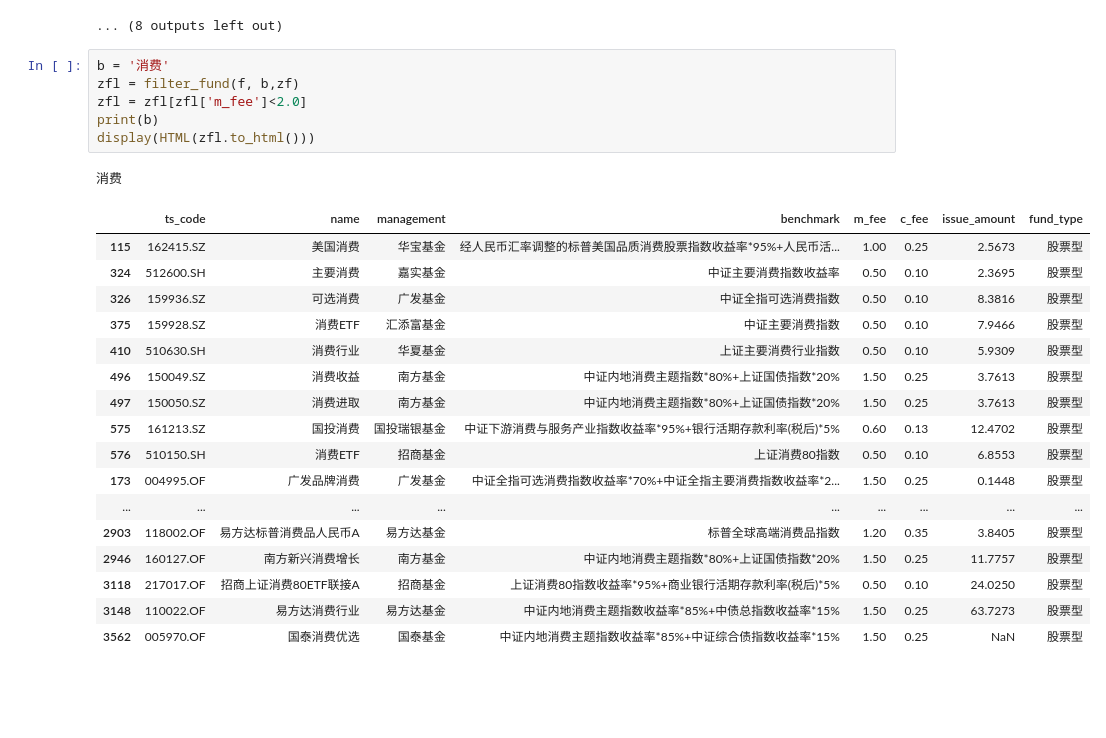
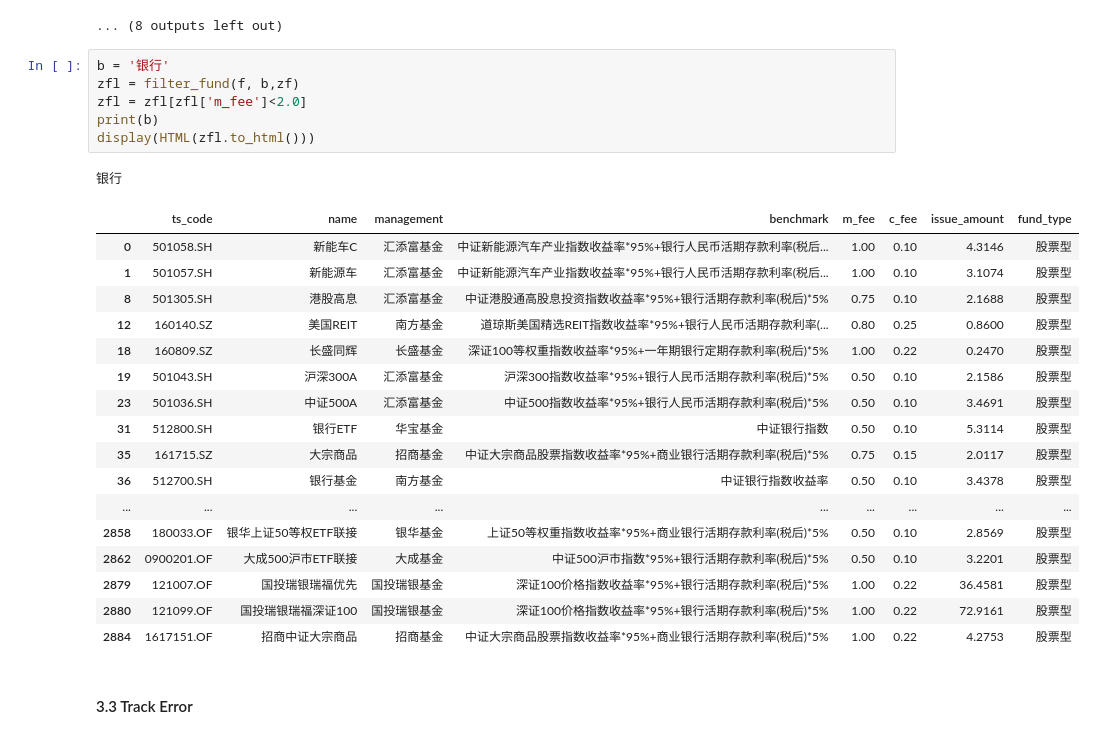
Before and after one commit to easy00000000/working_tencent_cloud, a Jupyter notebook: ETF/第三章 指数基金的选择.ipynb, the cells around one changed output. Drawn from its saved outputs; the diff is of its cells as text; blank space fills up the shorter version.

```diff
--- a/ETF/第三章 指数基金的选择.ipynb
+++ b/ETF/第三章 指数基金的选择.ipynb
@@ -94,27 +102,29 @@ for b in bs:
 | 2953 | 399011.OF | 中海医疗保健 | 中海基金 | 中证医药卫生指数收益率*80%+中证全债指数收益率*20% | 1.50 | 0.25 | 2.6723 | 股票型 |
 ... (8 outputs left out)
 # %%
-b = '消费'
+b = '银行'
 zfl = filter_fund(f, b,zf)
 zfl = zfl[zfl['m_fee']<2.0]
 print(b)
 display(HTML(zfl.to_html()))
 # %% [output]
-消费
+银行
 |  | ts_code | name | management | benchmark | m_fee | c_fee | issue_amount | fund_type |
-| 115 | 162415.SZ | 美国消费 | 华宝基金 | 经人民币汇率调整的标普美国品质消费股票指数收益率*95%+人民币活... | 1.00 | 0.25 | 2.5673 | 股票型 |
-| 324 | 512600.SH | 主要消费 | 嘉实基金 | 中证主要消费指数收益率 | 0.50 | 0.10 | 2.3695 | 股票型 |
-| 326 | 159936.SZ | 可选消费 | 广发基金 | 中证全指可选消费指数 | 0.50 | 0.10 | 8.3816 | 股票型 |
-| 375 | 159928.SZ | 消费ETF | 汇添富基金 | 中证主要消费指数 | 0.50 | 0.10 | 7.9466 | 股票型 |
-| 410 | 510630.SH | 消费行业 | 华夏基金 | 上证主要消费行业指数 | 0.50 | 0.10 | 5.9309 | 股票型 |
-| 496 | 150049.SZ | 消费收益 | 南方基金 | 中证内地消费主题指数*80%+上证国债指数*20% | 1.50 | 0.25 | 3.7613 | 股票型 |
-| 497 | 150050.SZ | 消费进取 | 南方基金 | 中证内地消费主题指数*80%+上证国债指数*20% | 1.50 | 0.25 | 3.7613 | 股票型 |
-| 575 | 161213.SZ | 国投消费 | 国投瑞银基金 | 中证下游消费与服务产业指数收益率*95%+银行活期存款利率(税后)*5% | 0.60 | 0.13 | 12.4702 | 股票型 |
-| 576 | 510150.SH | 消费ETF | 招商基金 | 上证消费80指数 | 0.50 | 0.10 | 6.8553 | 股票型 |
-| 173 | 004995.OF | 广发品牌消费 | 广发基金 | 中证全指可选消费指数收益率*70%+中证全指主要消费指数收益率*2... | 1.50 | 0.25 | 0.1448 | 股票型 |
+| 0 | 501058.SH | 新能车C | 汇添富基金 | 中证新能源汽车产业指数收益率*95%+银行人民币活期存款利率(税后... | 1.00 | 0.10 | 4.3146 | 股票型 |
+| 1 | 501057.SH | 新能源车 | 汇添富基金 | 中证新能源汽车产业指数收益率*95%+银行人民币活期存款利率(税后... | 1.00 | 0.10 | 3.1074 | 股票型 |
+| 8 | 501305.SH | 港股高息 | 汇添富基金 | 中证港股通高股息投资指数收益率*95%+银行活期存款利率(税后)*5% | 0.75 | 0.10 | 2.1688 | 股票型 |
+| 12 | 160140.SZ | 美国REIT | 南方基金 | 道琼斯美国精选REIT指数收益率*95%+银行人民币活期存款利率(... | 0.80 | 0.25 | 0.8600 | 股票型 |
+| 18 | 160809.SZ | 长盛同辉 | 长盛基金 | 深证100等权重指数收益率*95%+一年期银行定期存款利率(税后)*5% | 1.00 | 0.22 | 0.2470 | 股票型 |
+| 19 | 501043.SH | 沪深300A | 汇添富基金 | 沪深300指数收益率*95%+银行人民币活期存款利率(税后)*5% | 0.50 | 0.10 | 2.1586 | 股票型 |
+| 23 | 501036.SH | 中证500A | 汇添富基金 | 中证500指数收益率*95%+银行人民币活期存款利率(税后)*5% | 0.50 | 0.10 | 3.4691 | 股票型 |
+| 31 | 512800.SH | 银行ETF | 华宝基金 | 中证银行指数 | 0.50 | 0.10 | 5.3114 | 股票型 |
+| 35 | 161715.SZ | 大宗商品 | 招商基金 | 中证大宗商品股票指数收益率*95%+商业银行活期存款利率(税后)*5% | 0.75 | 0.15 | 2.0117 | 股票型 |
+| 36 | 512700.SH | 银行基金 | 南方基金 | 中证银行指数收益率 | 0.50 | 0.10 | 3.4378 | 股票型 |
 | ... | ... | ... | ... | ... | ... | ... | ... | ... |
-| 2903 | 118002.OF | 易方达标普消费品人民币A | 易方达基金 | 标普全球高端消费品指数 | 1.20 | 0.35 | 3.8405 | 股票型 |
-| 2946 | 160127.OF | 南方新兴消费增长 | 南方基金 | 中证内地消费主题指数*80%+上证国债指数*20% | 1.50 | 0.25 | 11.7757 | 股票型 |
-| 3118 | 217017.OF | 招商上证消费80ETF联接A | 招商基金 | 上证消费80指数收益率*95%+商业银行活期存款利率(税后)*5% | 0.50 | 0.10 | 24.0250 | 股票型 |
-| 3148 | 110022.OF | 易方达消费行业 | 易方达基金 | 中证内地消费主题指数收益率*85%+中债总指数收益率*15% | 1.50 | 0.25 | 63.7273 | 股票型 |
-| 3562 | 005970.OF | 国泰消费优选 | 国泰基金 | 中证内地消费主题指数收益率*85%+中证综合债指数收益率*15% | 1.50 | 0.25 | NaN | 股票型 |
+| 2858 | 180033.OF | 银华上证50等权ETF联接 | 银华基金 | 上证50等权重指数收益率*95%+商业银行活期存款利率(税后)*5% | 0.50 | 0.10 | 2.8569 | 股票型 |
+| 2862 | 0900201.OF | 大成500沪市ETF联接 | 大成基金 | 中证500沪市指数*95%+银行活期存款利率(税后)*5% | 0.50 | 0.10 | 3.2201 | 股票型 |
+| 2879 | 121007.OF | 国投瑞银瑞福优先 | 国投瑞银基金 | 深证100价格指数收益率*95%+银行活期存款利率(税后)*5% | 1.00 | 0.22 | 36.4581 | 股票型 |
+| 2880 | 121099.OF | 国投瑞银瑞福深证100 | 国投瑞银基金 | 深证100价格指数收益率*95%+银行活期存款利率(税后)*5% | 1.00 | 0.22 | 72.9161 | 股票型 |
+| 2884 | 1617151.OF | 招商中证大宗商品 | 招商基金 | 中证大宗商品股票指数收益率*95%+商业银行活期存款利率(税后)*5% | 1.00 | 0.22 | 4.2753 | 股票型 |
+# %% [markdown]
+#### 3.3 Track Error
```
Also changed, not shown: parts of 10 cells of this notebook.
